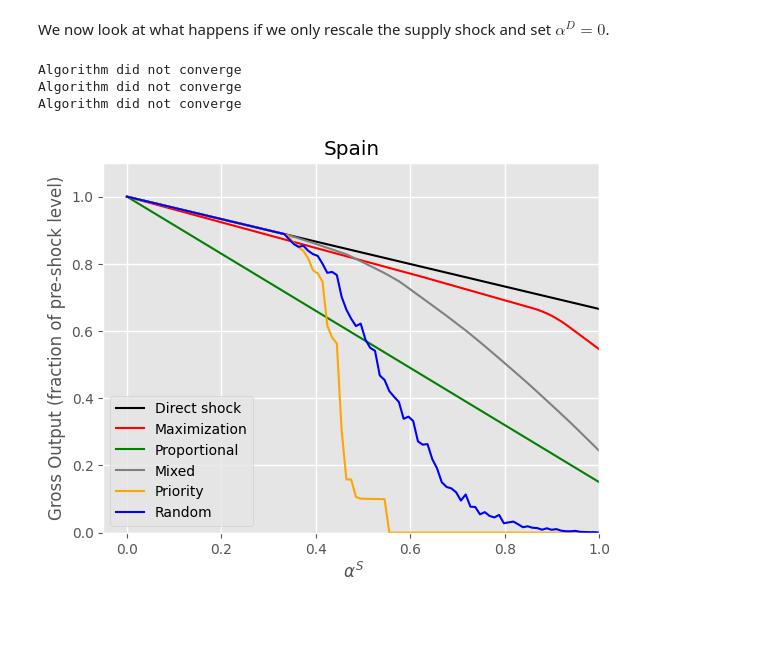
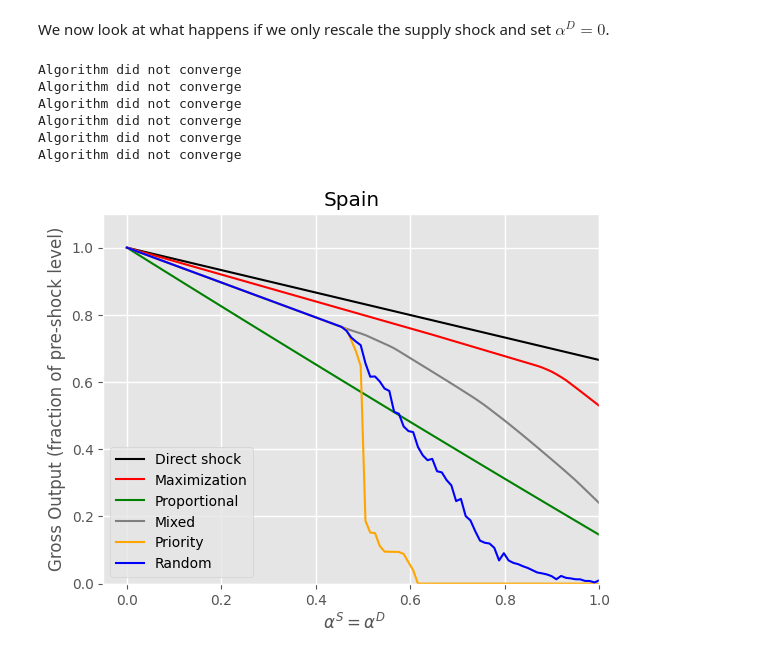
Before and after one commit to jannekehutsebaut/Thesis_Shock_Propagation_Supply_Demand, a Jupyter notebook: Spain/Esp_Shock_Magnitude.ipynb, the cells around one changed output. Drawn from its saved outputs; the diff is of its cells as text; code cells hidden in the pictures; blank space fills up the shorter version.

```diff
--- a/Spain/Esp_Shock_Magnitude.ipynb
+++ b/Spain/Esp_Shock_Magnitude.ipynb
@@ -284,7 +273,7 @@ def order(A, L, fmax):
                         names_ordered[i].append(l)
     return names_ordered
 # %%
-def algo_priority(A, L, fmax, xmax, ordered, TT, prioritize="yes"):
+def algo_priority(A, L, fmax, xmax, ordered, TT,  prioritize="yes"):
     x = [0]
     fvec = []   # initial demand vector
     fvec.append(fmax)
@@ -292,9 +281,12 @@ def algo_priority(A, L, fmax, xmax, ordered, TT, prioritize="yes"):
     s = [0]     # input bottlenecks
     d = [0]     # aggregated demand vector
     d.append(np.matmul(L, fvec[0])) #d[1] = L*f[0]
+    x_ = [0]
+
     list_ = [1]
     t=1
-    epsilon = 1e-6
+    epsilon = 1e-7
+
     while not np.all(abs(d[t] - d[t-1]) < epsilon) and t<TT:
         #print('\nIteration {0}'.format(t))
         #print('---------')
@@ -305,6 +297,7 @@ def algo_priority(A, L, fmax, xmax, ordered, TT, prioritize="yes"):
         x.append(np.ones(N))
         d.append(np.ones(N))
         demand = np.identity(N)
+        x_.append(np.ones(N))
 
         som = 0
         for i in range(0,N):
@@ -358,22 +351,24 @@ def algo_priority(A, L, fmax, xmax, ordered, TT, prioritize="yes"):
         ############### Constrained Production ###############
         ######################################################
         for i in range(0,N):
-            x[t][i] = min(xmax[i], s[t][i]*d[t][i])
+            x_[t][i] = s[t][i]*d[t][i]
+            x[t][i] = min(xmax[i], x_[t][i])
 
 
         ######################################################
         ################ Constrained Delivery ################
         ######################################################
-        for i in range(0,len(xmax)):
-            fvec[t][i] = max(x[t][i] - np.matmul(A[i],x[t]),0)
+        for i in range(0,N):
+            fvec[t][i] = max(x[t][i] - np.matmul(A[i],x_[t]),0)
 
         ######################################################
         ################ Aggregated demand ###################
         ######################################################
-        for i in range(0,len(xmax)):
+        for i in range(0,N):
             d[t+1][i] = np.matmul(L[i],fvec[t])
 
         t=t+1
+
         if t==TT:
             print("Algorithm did not converge")
     return sum(x[t-1])/sum(x_0), sum(fvec[t-1])/sum(f_0), t
@@ -627,18 +623,17 @@ plt.savefig('plot_esp_scale_demand.png')
 # %% [markdown]
 We now look at what happens if we only rescale the supply shock and set $\alpha^D = 0$.
 # %%
-result_direct = scale_run_direct_shock(scalewhat = "supply",  seq = np.linspace(0,1,100))
+result_direct = scale_run_direct_shock(scalewhat = "both",  seq = np.linspace(0,1,100))
 x_direct = np.array(result_direct.iloc[:,0].astype('float'))
 alpha = np.array(result_direct.iloc[:,4].astype('float'))
 
-result_opt = scale_run_optimizationX(scalewhat = "supply", seq = np.linspace(0,1,100))
+result_opt = scale_run_optimizationX(scalewhat = "both", seq = np.linspace(0,1,100))
 x_opt= np.array(result_opt.iloc[:,0].astype('float'))
 
-result = scale_run_rationing(scalewhat = "supply",  seq = np.linspace(0,1,100))
+result = scale_run_rationing(scalewhat = "both",  seq = np.linspace(0,1,100))
 
 result_prop = result[0]
 x_prop = np.array(result_prop.iloc[:,0].astype('float'))
-
 
 result_mixed = result[1]
 x_mixed = np.array(result_mixed.iloc[:,0].astype('float'))
@@ -646,30 +641,33 @@ x_mixed = np.array(result_mixed.iloc[:,0].astype('float'))
 result_priority = result[2]
 x_priority = np.array(result_priority.iloc[:,0].astype('float'))
 # %%
-result_random = scale_run_random_rationing(scalewhat = "supply", seq = np.linspace(0,1,100))
+result_random = scale_run_random_rationing(scalewhat = "both", seq = np.linspace(0,1,100))
 x_random = np.array(result_random.iloc[:,0].astype('float'))
 # %% [output]
 Algorithm did not converge
 Algorithm did not converge
 Algorithm did not converge
+Algorithm did not converge
+Algorithm did not converge
+Algorithm did not converge
 # %%
 plt.style.use('ggplot')
 plt.title("Spain")
 plt.grid(visible=None, which='major', axis='both', linestyle='-', linewidth=1)
 
 plt.plot(alpha, x_direct, 'black')
 plt.plot(alpha, x_opt, 'red')
 plt.plot(alpha, x_prop, 'green')
 plt.plot(alpha, x_mixed, 'grey')
 plt.plot(alpha, x_priority, 'orange')
 plt.plot(alpha, x_random, 'blue')
 
 plt.xlim(-0.05, 1)
 plt.ylim(-0.00,1.1)
 #plt.rcParams['text.usetex'] = True
-plt.xlabel(r' $\alpha^S$')
+plt.xlabel(r' $\alpha^S = \alpha^D$')
 plt.ylabel("Gross Output (fraction of pre-shock level)")
 plt.legend(['Direct shock', 'Maximization', 'Proportional', 'Mixed', 'Priority', 'Random'])
 plt.savefig('plot_esp_scale.png')
 # %% [output]
-[figure, old version]
+[figure, new version]
```
Also changed, not shown: parts of 10 cells of this notebook.
